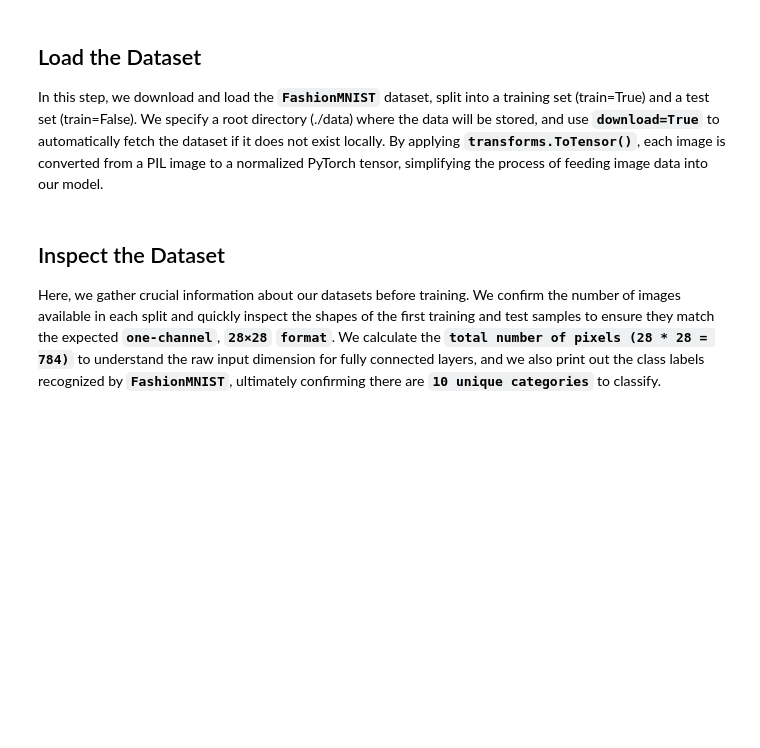
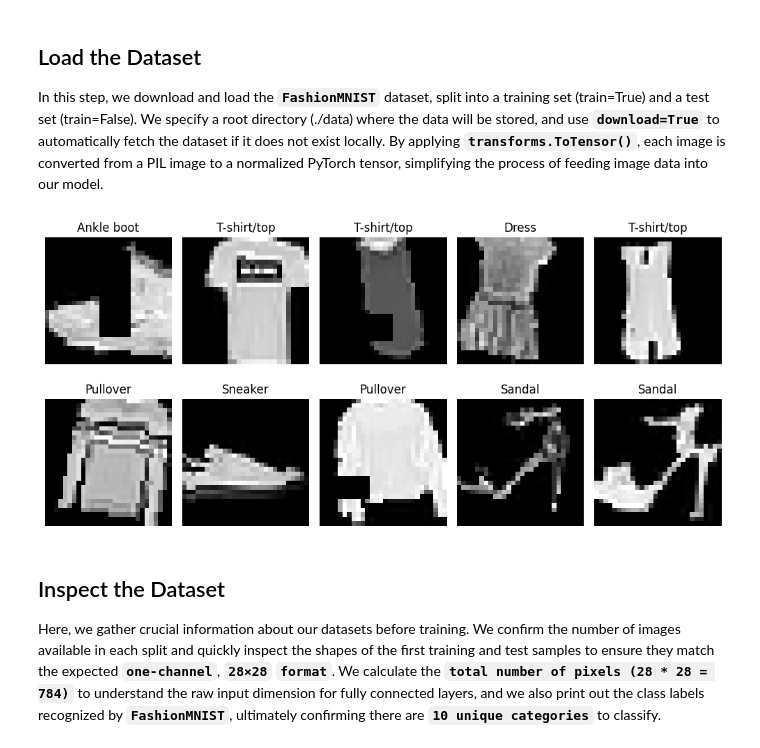
Before and after one commit to WasinYok/AutoTag-with-CNN, a Jupyter notebook: Cloth_tagging_with_CNN.ipynb, the cells around one changed output. Saved outputs shown, nothing was run; the diff lists cells and outputs as text; code cells hidden in the pictures; blank space fills up the shorter version.

Commit message:
Create a set of transformer and plot the result

```diff
--- a/Cloth_tagging_with_CNN.ipynb
+++ b/Cloth_tagging_with_CNN.ipynb
@@ -69,17 +145,34 @@ In this step, we download and load the **`FashionMNIST`** dataset, split into a
 # FashionMNIST is automatically downloaded to './data' (if not already present).
 # The transform 'ToTensor()' converts PIL images to PyTorch Tensors.
 train_data = datasets.FashionMNIST(
-    root='./data',
-    train=True,
-    download=True,
-    transform=transforms.ToTensor()
+    root= './data',
+    train= True,
+    download= True,
+    # transform= transforms.ToTensor()
+    transform= train_transforms_4
 )
 test_data = datasets.FashionMNIST(
-    root='./data',
-    train=False,
-    download=True,
-    transform=transforms.ToTensor()
+    root= './data',
+    train= False,
+    download= True,
+    # transform= transforms.ToTensor()
+    transform= test_transform
 )
+# %%
+fig, axes = plt.subplots(2, 5, figsize=(10, 5))  # Create a 2x5 grid
+
+for i, ax in enumerate(axes.flat):
+    image, label = train_data[i]  # Get image and label
+    image = image.squeeze().numpy()  # Convert tensor to NumPy
+
+    ax.imshow(image, cmap="gray")
+    ax.set_title(f"{train_data.classes[label]}")
+    ax.axis("off")
+
+plt.tight_layout()
+plt.show()
+# %% [output]
+[figure, added]
 # %% [markdown]
 ## Inspect the Dataset
 Here, we gather crucial information about our datasets before training. We confirm the number of images available in each split and quickly inspect the shapes of the first training and test samples to ensure they match the expected **`one-channel`**, **`28×28`** **`format`**. We calculate the **`total number of pixels (28 * 28 = 784)`** to understand the raw input dimension for fully connected layers, and we also print out the class labels recognized by **`FashionMNIST`**, ultimately confirming there are **`10 unique categories`** to classify.
```
Also changed, not shown: parts of 19 cells of this notebook, 6 other files.
